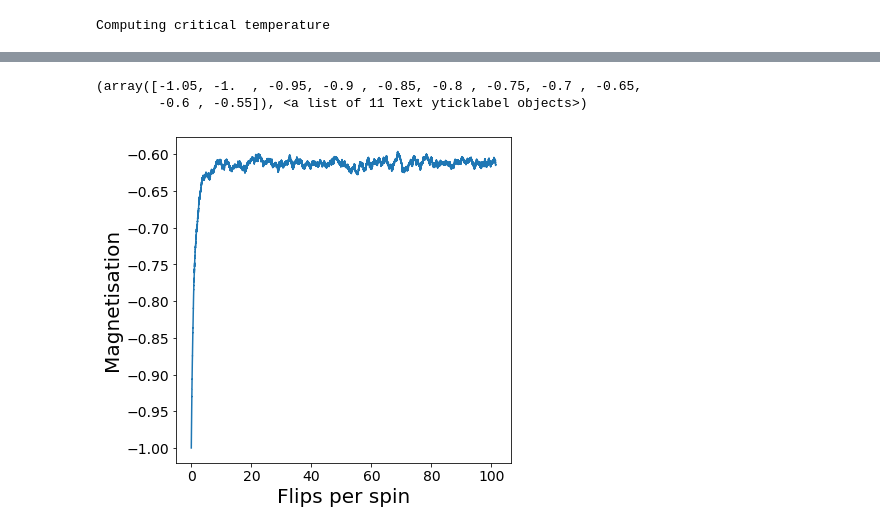
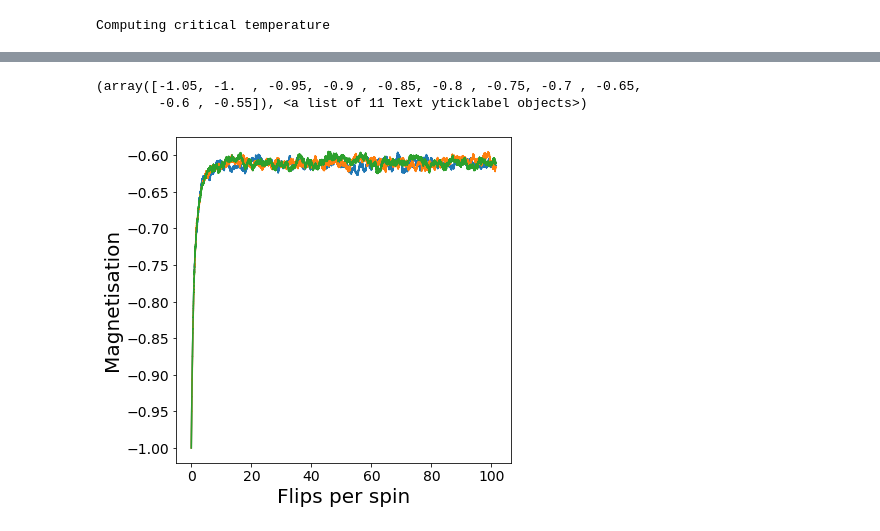
Before and after one commit to MGarrod1/unobserved_spin_influence, a Jupyter notebook: Figure_3_Pokec/Pokec_burn_in_time_plots.ipynb, the cells around one changed output, grey strips where cells are left out. Saved outputs shown, nothing was run; the diff lists cells and outputs as text; code cells hidden in the pictures.

Commit message:
add multiple chains to plot for -VE initial condition case

```diff
--- a/Figure_3_Pokec/Pokec_burn_in_time_plots.ipynb
+++ b/Figure_3_Pokec/Pokec_burn_in_time_plots.ipynb
@@ -109,16 +113,17 @@ for samp in range(samples) :
 # %%
 timesteps=np.arange(0,T,1)
 flips_per_spin=[ k/len(relab_graph) for k in timesteps]
 
 fig,ax = plt.subplots(figsize=(6,6))
-
-plt.plot(flips_per_spin,spin_series)
+for spin_series in mc_chains :
+    plt.plot(flips_per_spin,spin_series)
 plt.xlabel("Flips per spin",fontsize=20)
 plt.ylabel("Magnetisation",fontsize=20)
-
 plt.xticks(fontsize=14)
 plt.yticks(fontsize=14)
+
+plt.savefig("Plots/spin_burn_in_neg_MS")
 # %% [output]
 (array([-1.05, -1.  , -0.95, -0.9 , -0.85, -0.8 , -0.75, -0.7 , -0.65,
         -0.6 , -0.55]), <a list of 11 Text yticklabel objects>)
-[figure, old version]
+[figure, new version]
```
Also changed, not shown: parts of 2 cells of this notebook.
